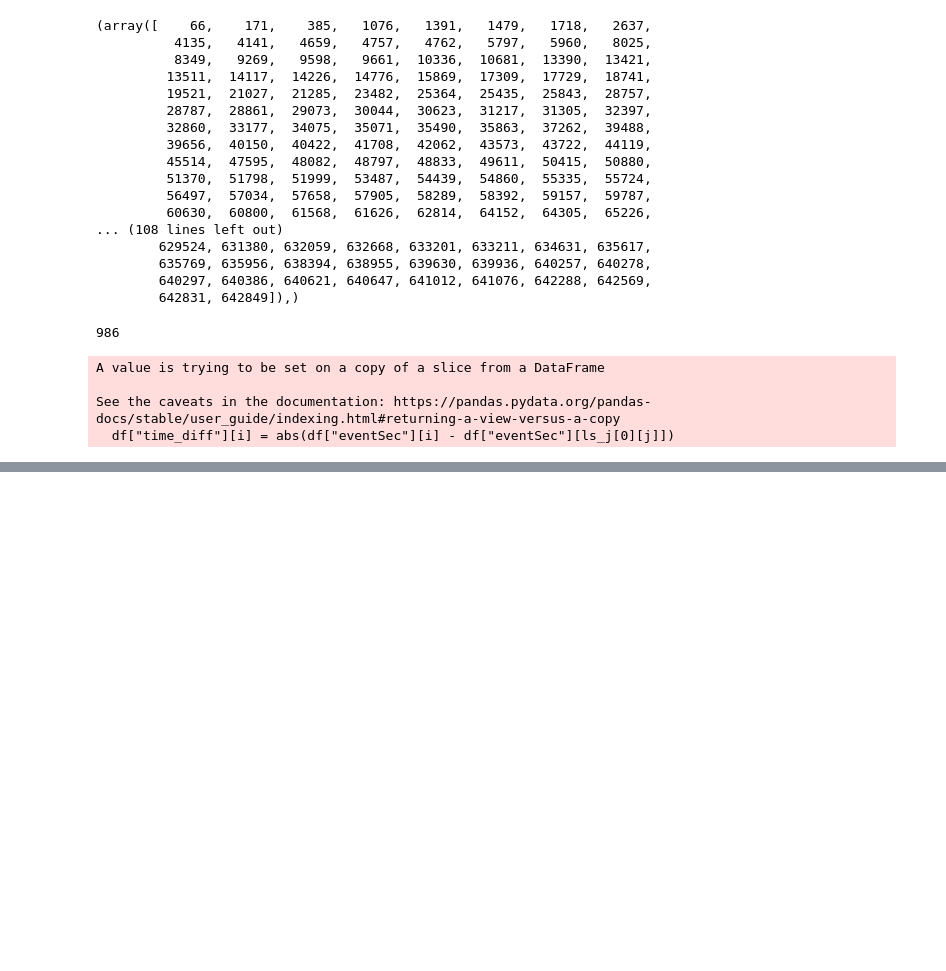
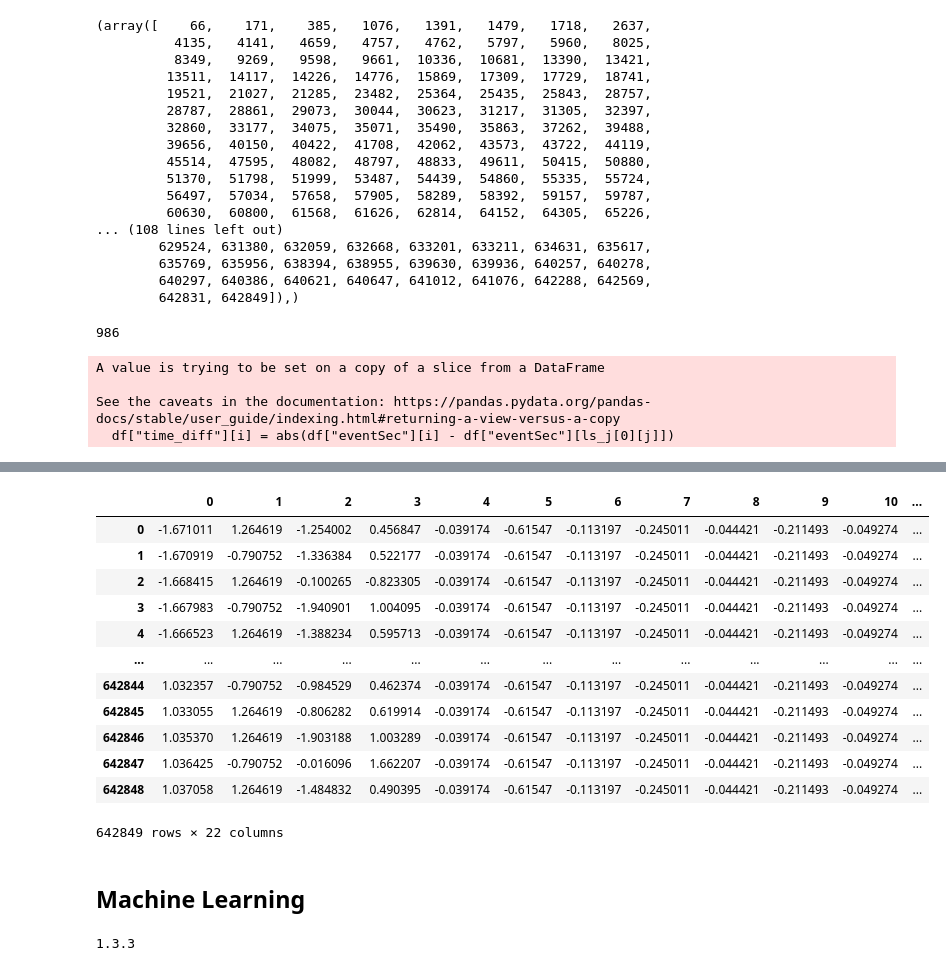
Before and after one commit to odenpetersen/soccer-modeling, a Jupyter notebook: notebooks/Will's Notebook.ipynb, the cells around one changed output, grey strips where cells are left out. Saved outputs shown, nothing was run; the diff lists cells and outputs as text; code cells hidden in the pictures; blank space fills up the shorter version.

```diff
--- a/notebooks/Will's Notebook.ipynb
+++ b/notebooks/Will's Notebook.ipynb
@@ -232,0 +256,3 @@ Name: time_diff, Length: 643150, dtype: float64
+# %%
+y = df["time_diff"]
+X = df.drop(["Unnamed: 0", "tags", "positions", "subEventName", "teamsData", "time_diff"], axis = 1)
@@ -232,0 +275,2 @@ Name: time_diff, Length: 643150, dtype: float64
+# %%
+X = pd.get_dummies(X)
@@ -232,0 +293,33 @@ Name: time_diff, Length: 643150, dtype: float64
+# %%
+X = X[:ls_j[0][len(ls_j[0])-1]]
+y = y[:ls_j[0][len(ls_j[0])-1]]
+# %%
+from sklearn.preprocessing import StandardScaler
+
+scaler = StandardScaler()
+scaler.fit(X)
+X_new = scaler.transform(X)
+# %%
+X_new = pd.DataFrame(X_new)
+X_new
+# %% [output]
+|  | 0 | 1 | 2 | 3 | 4 | 5 | 6 | 7 | 8 | 9 | 10 | ... |
+| 0 | -1.671011 | 1.264619 | -1.254002 | 0.456847 | -0.039174 | -0.61547 | -0.113197 | -0.245011 | -0.044421 | -0.211493 | -0.049274 | ... |
+| 1 | -1.670919 | -0.790752 | -1.336384 | 0.522177 | -0.039174 | -0.61547 | -0.113197 | -0.245011 | -0.044421 | -0.211493 | -0.049274 | ... |
+| 2 | -1.668415 | 1.264619 | -0.100265 | -0.823305 | -0.039174 | -0.61547 | -0.113197 | -0.245011 | -0.044421 | -0.211493 | -0.049274 | ... |
+| 3 | -1.667983 | -0.790752 | -1.940901 | 1.004095 | -0.039174 | -0.61547 | -0.113197 | -0.245011 | -0.044421 | -0.211493 | -0.049274 | ... |
+| 4 | -1.666523 | 1.264619 | -1.388234 | 0.595713 | -0.039174 | -0.61547 | -0.113197 | -0.245011 | -0.044421 | -0.211493 | -0.049274 | ... |
+| ... | ... | ... | ... | ... | ... | ... | ... | ... | ... | ... | ... | ... |
+| 642844 | 1.032357 | -0.790752 | -0.984529 | 0.462374 | -0.039174 | -0.61547 | -0.113197 | -0.245011 | -0.044421 | -0.211493 | -0.049274 | ... |
+| 642845 | 1.033055 | 1.264619 | -0.806282 | 0.619914 | -0.039174 | -0.61547 | -0.113197 | -0.245011 | -0.044421 | -0.211493 | -0.049274 | ... |
+| 642846 | 1.035370 | 1.264619 | -1.903188 | 1.003289 | -0.039174 | -0.61547 | -0.113197 | -0.245011 | -0.044421 | -0.211493 | -0.049274 | ... |
+| 642847 | 1.036425 | -0.790752 | -0.016096 | 1.662207 | -0.039174 | -0.61547 | -0.113197 | -0.245011 | -0.044421 | -0.211493 | -0.049274 | ... |
+| 642848 | 1.037058 | 1.264619 | -1.484832 | 0.490395 | -0.039174 | -0.61547 | -0.113197 | -0.245011 | -0.044421 | -0.211493 | -0.049274 | ... |
+642849 rows × 22 columns
+# %% [markdown]
+## Machine Learning
+# %%
+import xgboost
+print(xgboost.__version__)
+# %% [output]
+1.3.3
```
Also changed, not shown: parts of 25 cells of this notebook.
